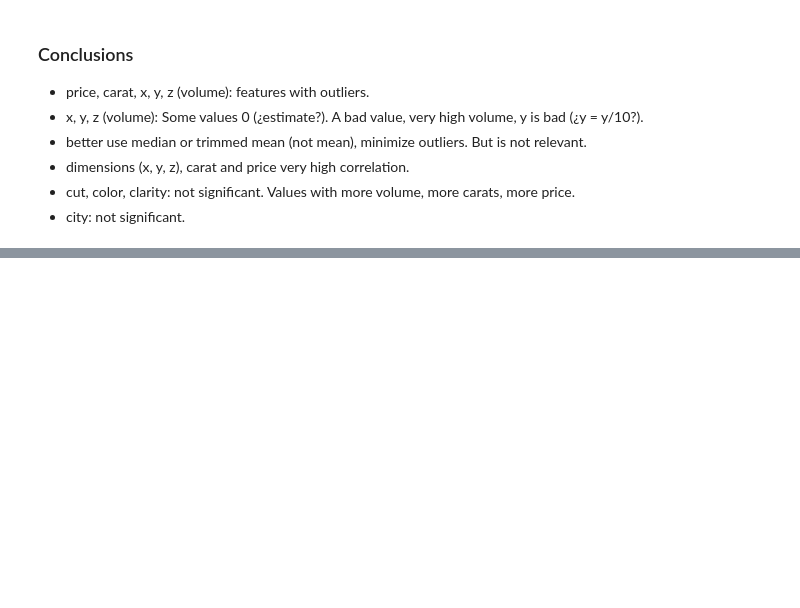
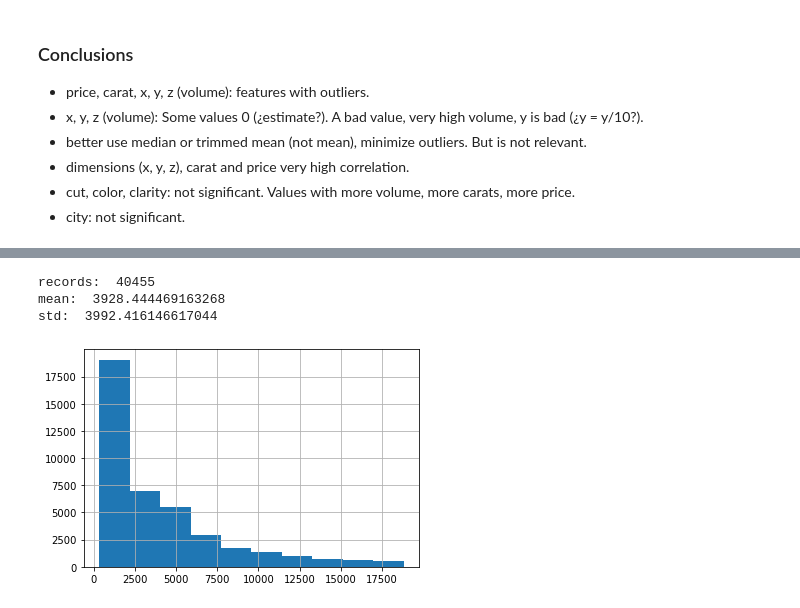
Before and after one commit to elvestevez/challenges, a Jupyter notebook: diamonds/diamonds_analysis.ipynb, the cells around one changed output, grey strips where cells are left out. Cells and saved outputs as stored; diff of their text form; code cells hidden in the pictures; blank space fills up the shorter version.

```diff
--- a/diamonds/diamonds_analysis.ipynb
+++ b/diamonds/diamonds_analysis.ipynb
@@ -791,0 +806,12 @@ diamonds[diamonds['volume'] == diamonds['volume'].min()] # volume min, records v
+# %%
+print('records: ', len(diamonds))
+print('mean: ', diamonds['price'].mean())
+print('std: ', diamonds['price'].std())
+
+diamonds['price'].hist()
+plt.show()
+# %% [output]
+records:  40455
+mean:  3928.444469163268
+std:  3992.416146617044
+[figure, added]
```
Also changed, not shown: parts of 6 cells of this notebook.
